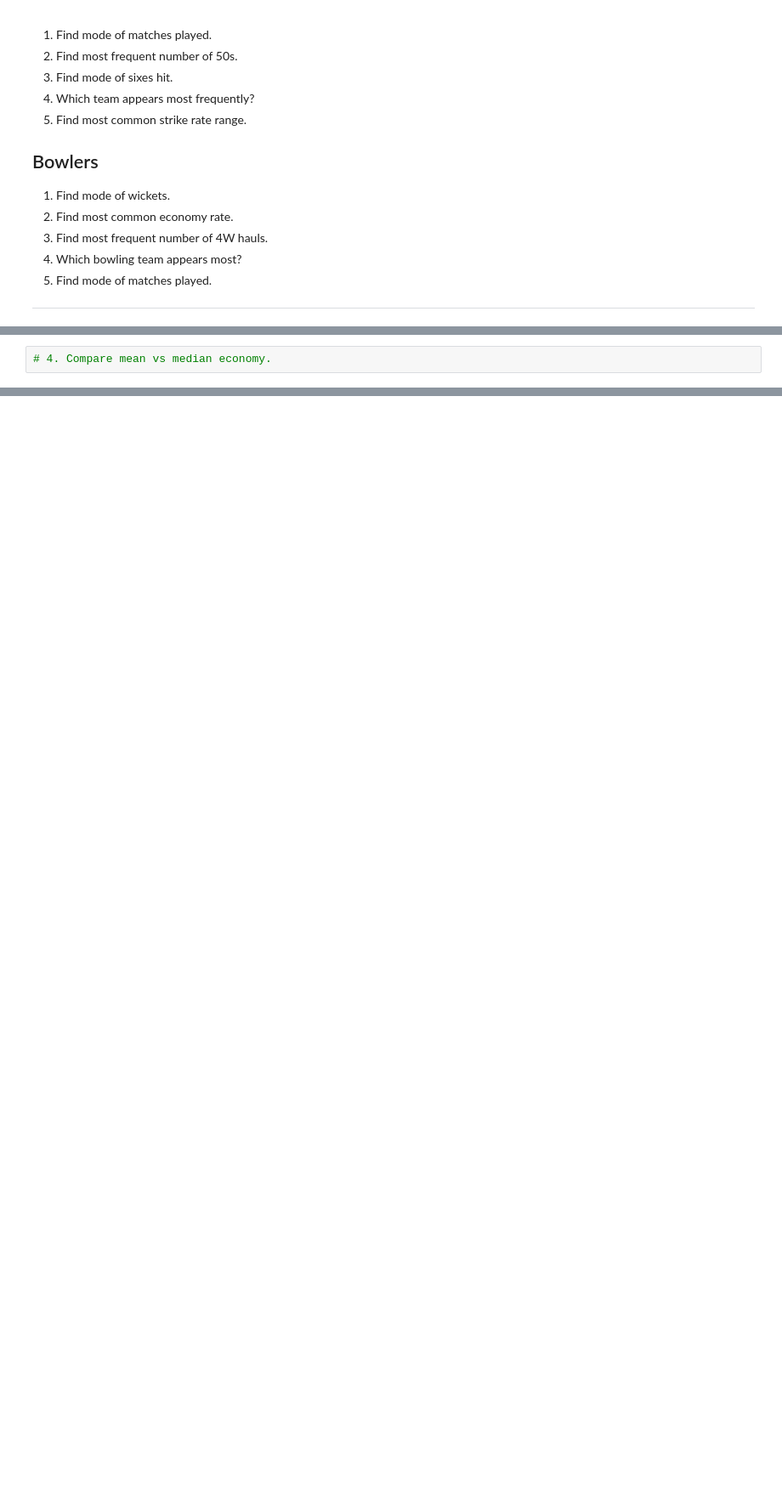
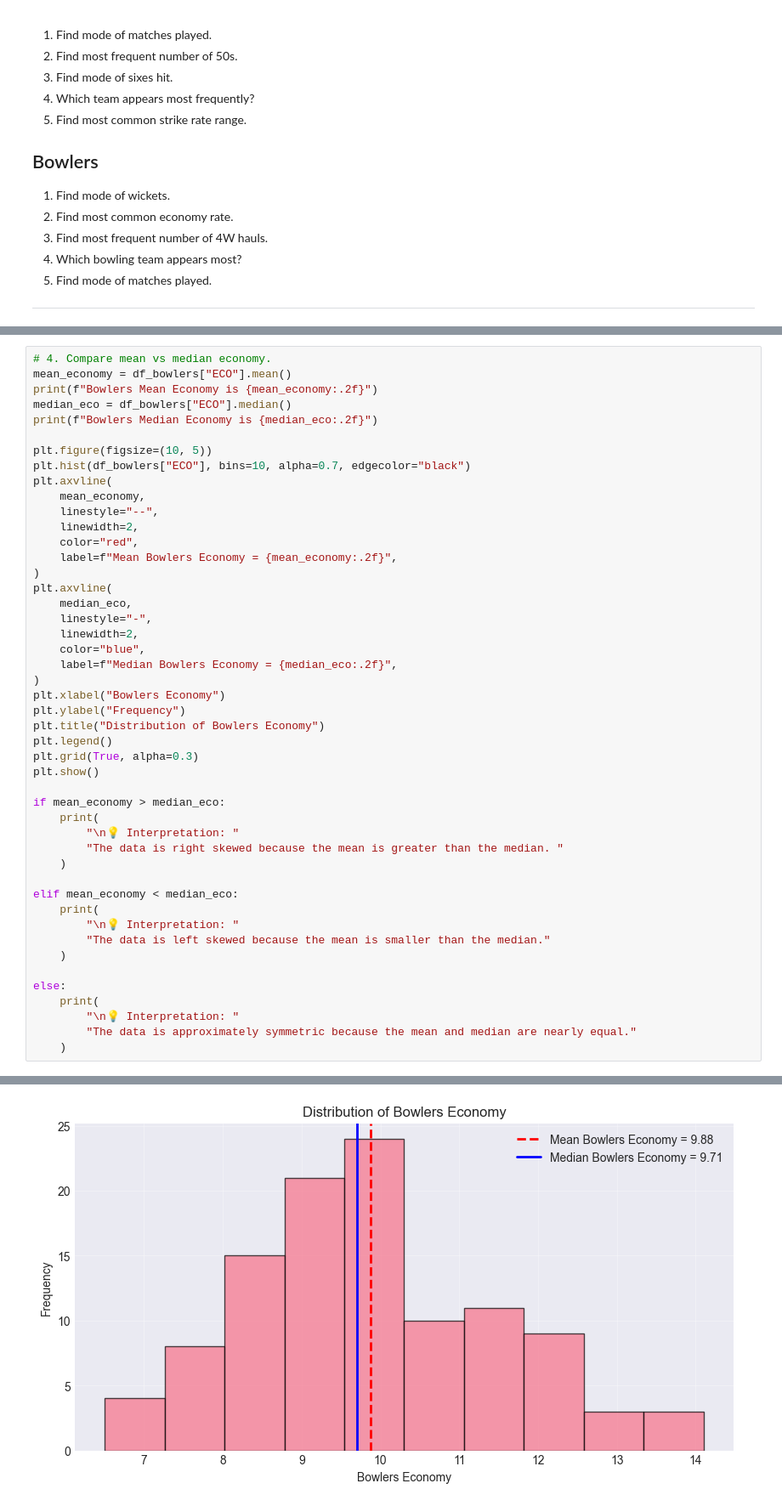
Before and after one commit to shahyash1136/data-analyst-porjects, a Jupyter notebook: IPL_2025_jupyterbook/index.ipynb, the cells around one changed output, grey strips where cells are left out. Shown at 85% size. Drawn from its saved outputs; the diff is of its cells as text; blank space fills up the shorter version.

```diff
--- a/IPL_2025_jupyterbook/index.ipynb
+++ b/IPL_2025_jupyterbook/index.ipynb
@@ -799,2 +720,48 @@ print(
 # %%
 # 4. Compare mean vs median economy.
+mean_economy = df_bowlers["ECO"].mean()
+print(f"Bowlers Mean Economy is {mean_economy:.2f}")
+median_eco = df_bowlers["ECO"].median()
+print(f"Bowlers Median Economy is {median_eco:.2f}")
+
+plt.figure(figsize=(10, 5))
+plt.hist(df_bowlers["ECO"], bins=10, alpha=0.7, edgecolor="black")
+plt.axvline(
+    mean_economy,
+    linestyle="--",
+    linewidth=2,
+    color="red",
+    label=f"Mean Bowlers Economy = {mean_economy:.2f}",
+)
+plt.axvline(
+    median_eco,
+    linestyle="-",
+    linewidth=2,
+    color="blue",
+    label=f"Median Bowlers Economy = {median_eco:.2f}",
+)
+plt.xlabel("Bowlers Economy")
+plt.ylabel("Frequency")
+plt.title("Distribution of Bowlers Economy")
+plt.legend()
+plt.grid(True, alpha=0.3)
+plt.show()
+
+if mean_economy > median_eco:
+    print(
+        "\n💡 Interpretation: "
+        "The data is right skewed because the mean is greater than the median. "
+    )
+
+elif mean_economy < median_eco:
+    print(
+        "\n💡 Interpretation: "
+        "The data is left skewed because the mean is smaller than the median."
+    )
+
+else:
+    print(
+        "\n💡 Interpretation: "
+        "The data is approximately symmetric because the mean and median are nearly equal."
+    )
+# %% [output]
@@ -800,0 +770 @@ print(
+[figure, added]
```
Also changed, not shown: parts of 23 cells of this notebook.
